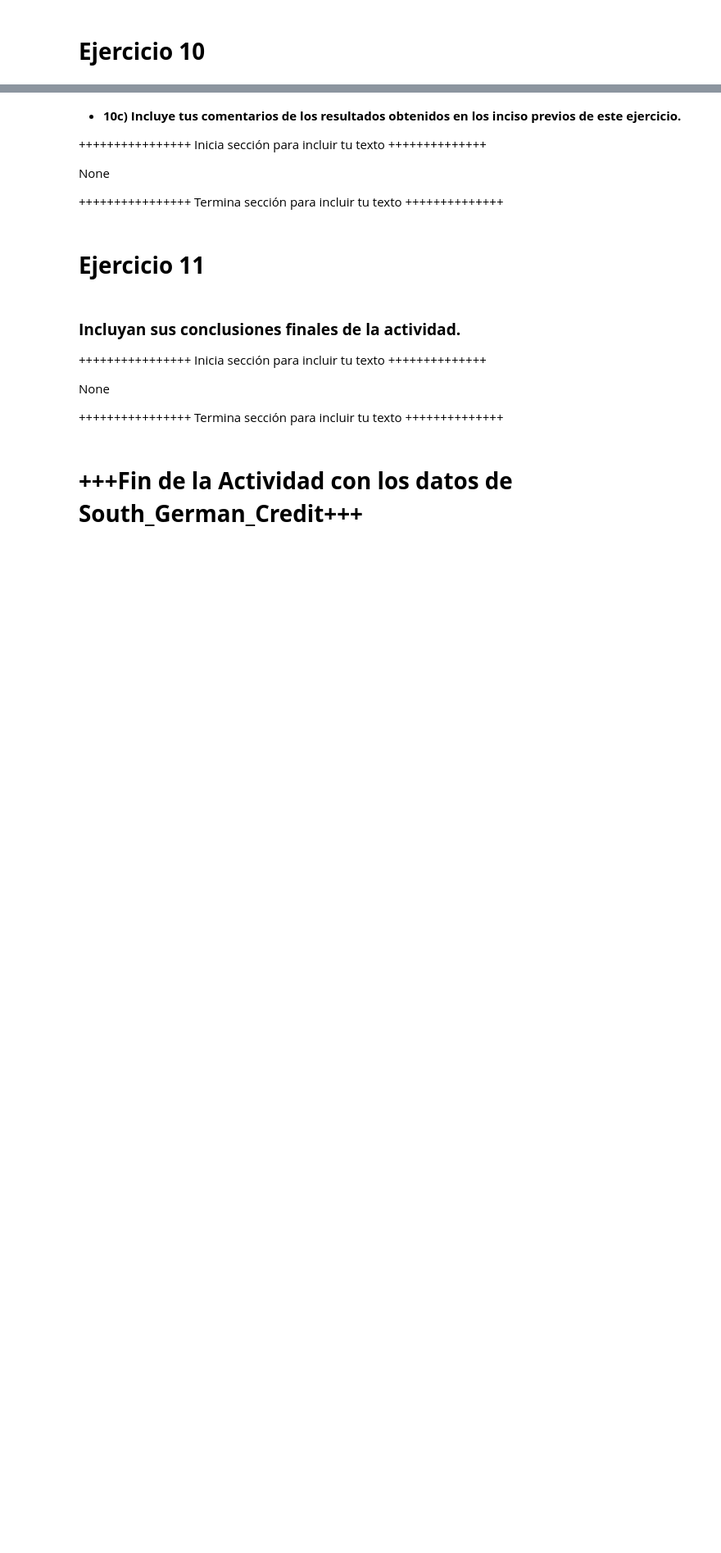
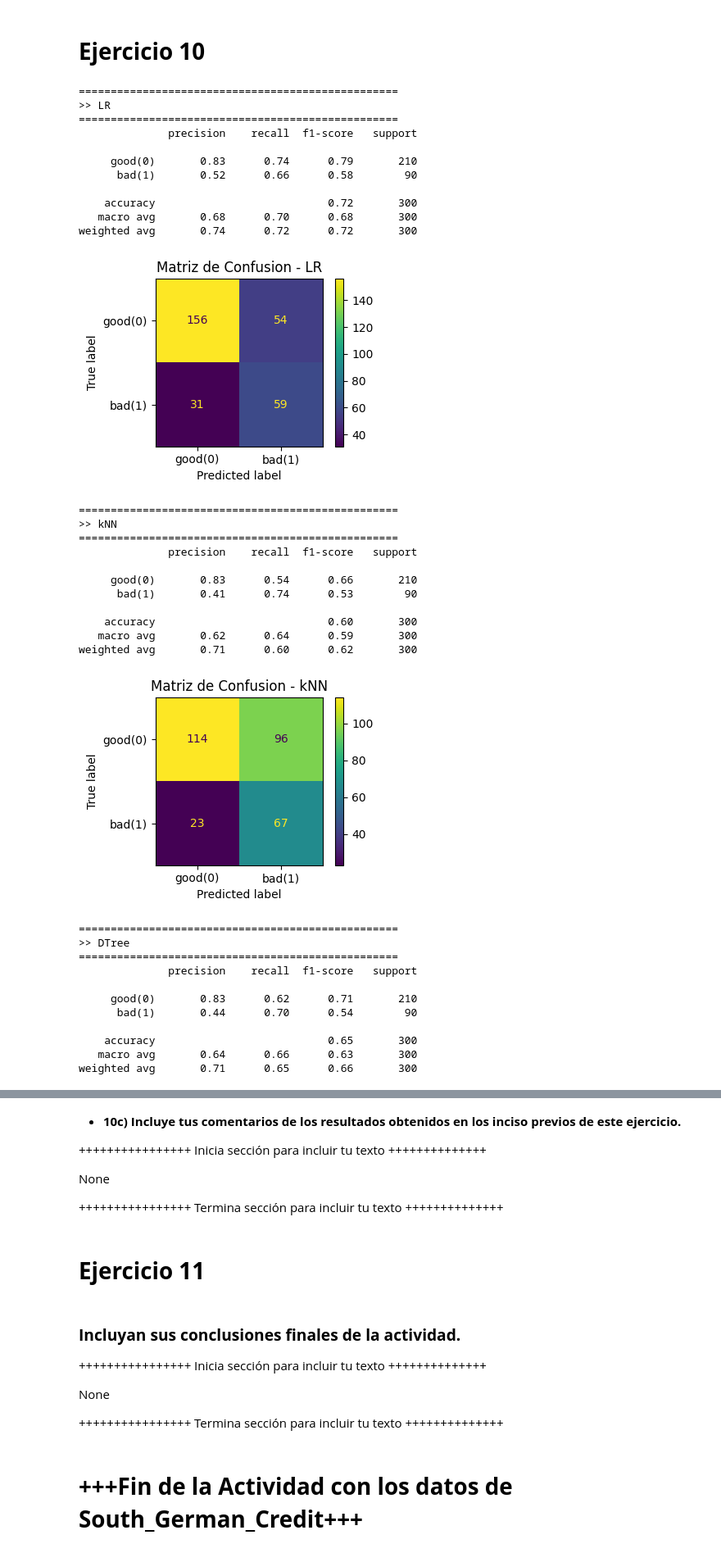
Before and after one commit to MRico98/IAyAA-semana-6-y-7-Actividad-instrucciones, a Jupyter notebook: MNA_IAyAA_semana_6_y_7_Actividad_2026.ipynb, the cells around one changed output, grey strips where cells are left out. Shown at 82% size. Cells and saved outputs as stored; diff of their text form; code cells hidden in the pictures; blank space fills up the shorter version.

```diff
--- a/MNA_IAyAA_semana_6_y_7_Actividad_2026.ipynb
+++ b/MNA_IAyAA_semana_6_y_7_Actividad_2026.ipynb
@@ -202,8 +336,8 @@ print("Después de las transformaciones:", tmp.shape)
 
 # ************* Inlcuye aquí tu código:**************************
 
-Xtt = None
-ytt = None
+Xtt = pd.concat([Xtrain, Xtest], axis=0).reset_index(drop=True)
+ytt = pd.concat([ytrain, ytest], axis=0).reset_index(drop=True)
 
 
 # *********** Aquí termina la sección de agregar código *************
@@ -385,0 +528,63 @@ None
+# %%
+# 10a) Reporte de métricas
+
+# ++++++++++++++++ Inicia sección para incluir código ++++++++++++++
+
+from sklearn.metrics import classification_report, confusion_matrix, ConfusionMatrixDisplay
+
+# Reentrenar el mejor modelo con todo Xtt/ytt y evaluar en Xtest
+for i in range(len(nombres)):
+    pipeline = ImbPipeline(steps=[('ct', columnasTransformer),
+                                  ('uos', SMOTE(random_state=1)),
+                                  ('m', modelos[i])])
+    pipeline.fit(Xtrain, ytrain)
+    ypred = pipeline.predict(Xtest)
+
+    print(f'\n{"="*50}')
+    print(f'>> {nombres[i]}')
+    print(f'{"="*50}')
+    print(classification_report(ytest, ypred, target_names=['good(0)', 'bad(1)']))
+
+    fig, ax = plt.subplots(figsize=(4, 3))
+    ConfusionMatrixDisplay.from_predictions(ytest, ypred, display_labels=['good(0)', 'bad(1)'], ax=ax)
+    ax.set_title(f'Matriz de Confusion - {nombres[i]}')
+    plt.tight_layout()
+    plt.show()
+
+# ++++++++++++++++ Termina sección para incluir código ++++++++++++++
+# %% [output]
+==================================================
+>> LR
+==================================================
+              precision    recall  f1-score   support
+
+     good(0)       0.83      0.74      0.79       210
+      bad(1)       0.52      0.66      0.58        90
+
+    accuracy                           0.72       300
+   macro avg       0.68      0.70      0.68       300
+weighted avg       0.74      0.72      0.72       300
+[figure, added]
+==================================================
+>> kNN
+==================================================
+              precision    recall  f1-score   support
+
+     good(0)       0.83      0.54      0.66       210
+      bad(1)       0.41      0.74      0.53        90
+
+    accuracy                           0.60       300
+   macro avg       0.62      0.64      0.59       300
+weighted avg       0.71      0.60      0.62       300
+[figure, added]
+==================================================
+>> DTree
+==================================================
+              precision    recall  f1-score   support
+
+     good(0)       0.83      0.62      0.71       210
+      bad(1)       0.44      0.70      0.54        90
+
+    accuracy                           0.65       300
+   macro avg       0.64      0.66      0.63       300
+weighted avg       0.71      0.65      0.66       300
```
Also changed, not shown: parts of 21 cells of this notebook.
